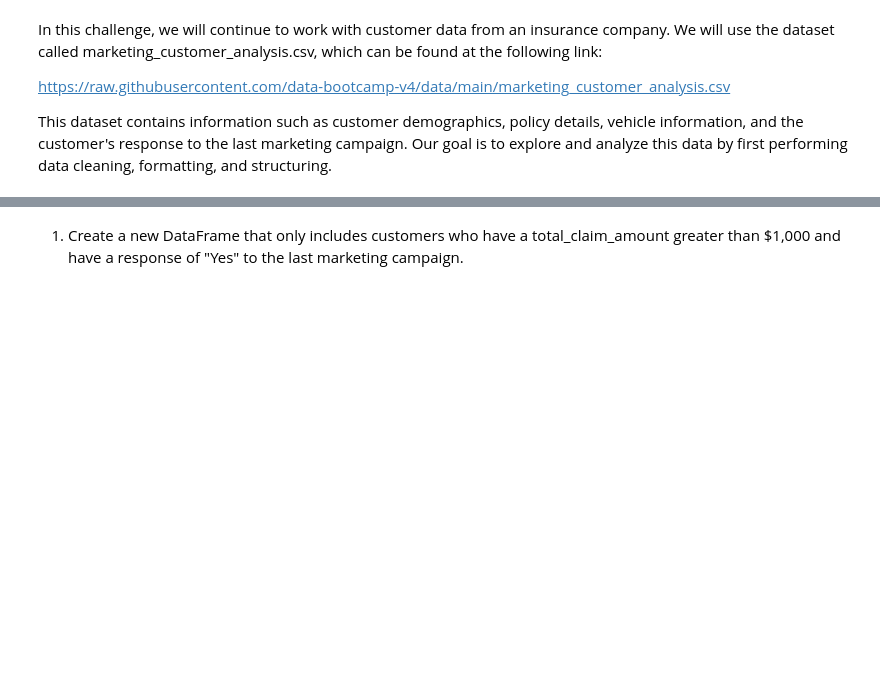
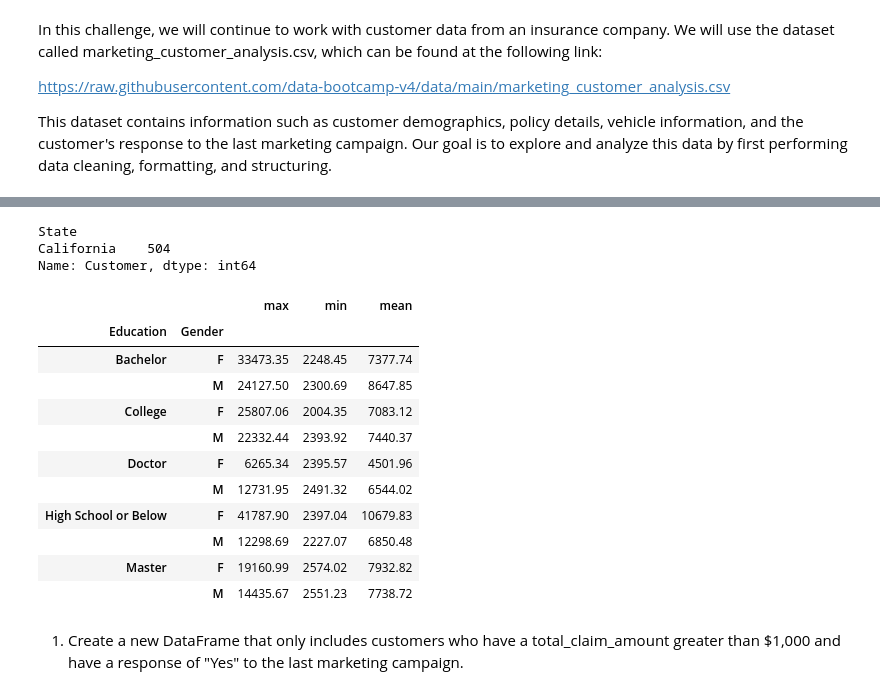
Before and after one commit to data-bootcamp-v4/lab-dw-data-aggregation-and-filtering, a Jupyter notebook: lab-dw-aggregating.ipynb, the cells around one changed output, grey strips where cells are left out. Saved outputs shown, nothing was run; the diff lists cells and outputs as text; code cells hidden in the pictures; blank space fills up the shorter version.

```diff
--- a/lab-dw-aggregating.ipynb
+++ b/lab-dw-aggregating.ipynb
@@ -30,0 +65,25 @@ df.groupby('Sex')['Age','Fare'].mean()
+# %%
+grouped_df1 = df.groupby(['State'])['Customer'].count()
+grouped_df1
+filtered_df = grouped_df1[grouped_df1 > 500]
+filtered_df
+# %% [output]
+State
+California    504
+Name: Customer, dtype: int64
+# %%
+grouped_df2 = df.groupby(['Education', 'Gender'])['Customer Lifetime Value'].agg(['max', 'min', 'mean']).round(2)
+grouped_df2
+# %% [output]
+|  |  | max | min | mean |
+| Education | Gender |  |  |  |
+| Bachelor | F | 33473.35 | 2248.45 | 7377.74 |
+|  | M | 24127.50 | 2300.69 | 8647.85 |
+| College | F | 25807.06 | 2004.35 | 7083.12 |
+|  | M | 22332.44 | 2393.92 | 7440.37 |
+| Doctor | F | 6265.34 | 2395.57 | 4501.96 |
+|  | M | 12731.95 | 2491.32 | 6544.02 |
+| High School or Below | F | 41787.90 | 2397.04 | 10679.83 |
+|  | M | 12298.69 | 2227.07 | 6850.48 |
+| Master | F | 19160.99 | 2574.02 | 7932.82 |
+|  | M | 14435.67 | 2551.23 | 7738.72 |
```
Also changed, not shown: parts of 6 cells of this notebook.
